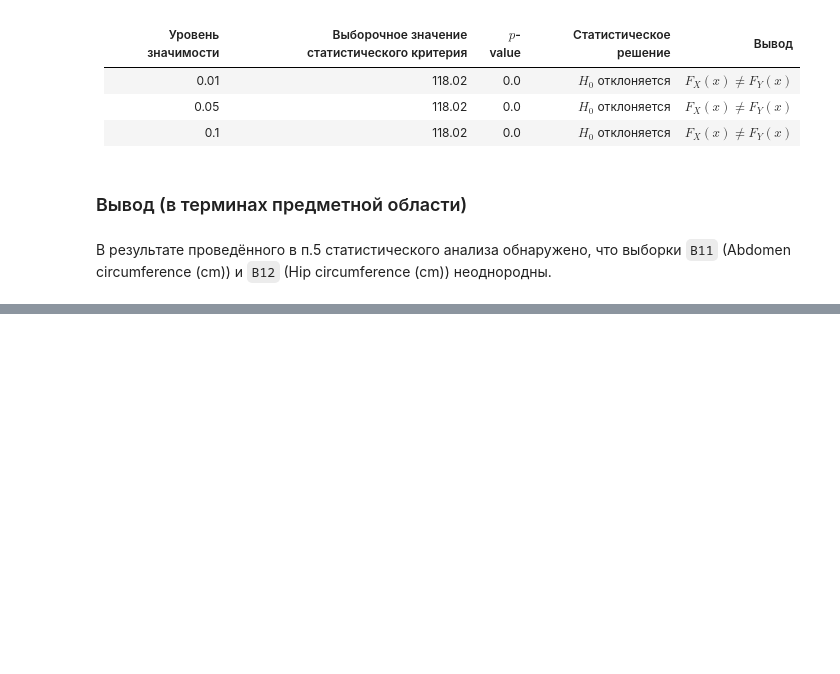
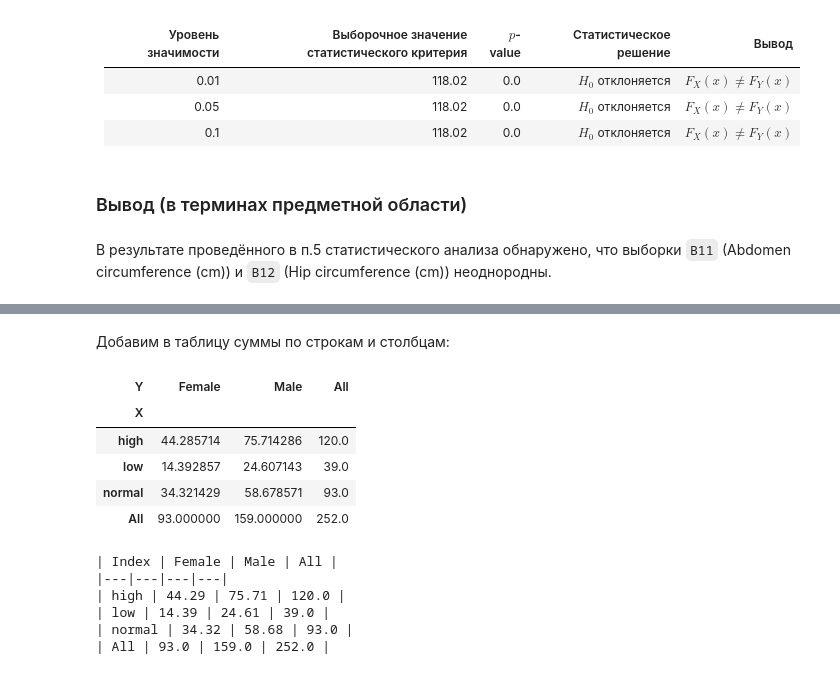
Before and after one commit to retrobannerS/mephi_stats, a Jupyter notebook: bdz/var_2/notebook.ipynb, the cells around one changed output, grey strips where cells are left out. Cells and saved outputs as stored; diff of their text form; code cells hidden in the pictures; blank space fills up the shorter version.

```diff
--- a/bdz/var_2/notebook.ipynb
+++ b/bdz/var_2/notebook.ipynb
@@ -1561,0 +1703,3 @@ $p =$ 0.00
+# %%
+V2 = np.array(emperical_table.iloc[-1][:-1])
+V2
@@ -1561,0 +1708,3 @@ $p =$ 0.00
+# %%
+V2 = np.atleast_2d(V2)
+V2
@@ -1561,0 +1715,3 @@ $p =$ 0.00
+# %%
+A = np.dot(V1, V2)
+A
@@ -1561,0 +1724,7 @@ $p =$ 0.00
+# %%
+theoretical_table = pd.DataFrame(
+    A / n,
+    index=emperical_table.index[:-1],
+    columns=emperical_table.columns[:-1],
+)
+theoretical_table
@@ -1561,0 +1737,22 @@ $p =$ 0.00
+# %% [markdown]
+Добавим в таблицу суммы по строкам и столбцам:
+# %%
+theoretical_table["All"] = theoretical_table.sum(axis=1)
+theoretical_table.loc["All"] = theoretical_table.sum()
+theoretical_table
+# %% [output]
+| Y | Female | Male | All |
+| X |  |  |  |
+| high | 44.285714 | 75.714286 | 120.0 |
+| low | 14.392857 | 24.607143 | 39.0 |
+| normal | 34.321429 | 58.678571 | 93.0 |
+| All | 93.000000 | 159.000000 | 252.0 |
+# %%
+print(dataframe_to_markdown(theoretical_table))
+# %% [output]
+| Index | Female | Male | All |
+|---|---|---|---|
+| high | 44.29 | 75.71 | 120.0 |
+| low | 14.39 | 24.61 | 39.0 |
+| normal | 34.32 | 58.68 | 93.0 |
+| All | 93.0 | 159.0 | 252.0 |
```
Also changed, not shown: parts of 48 cells of this notebook, 1 other file.
